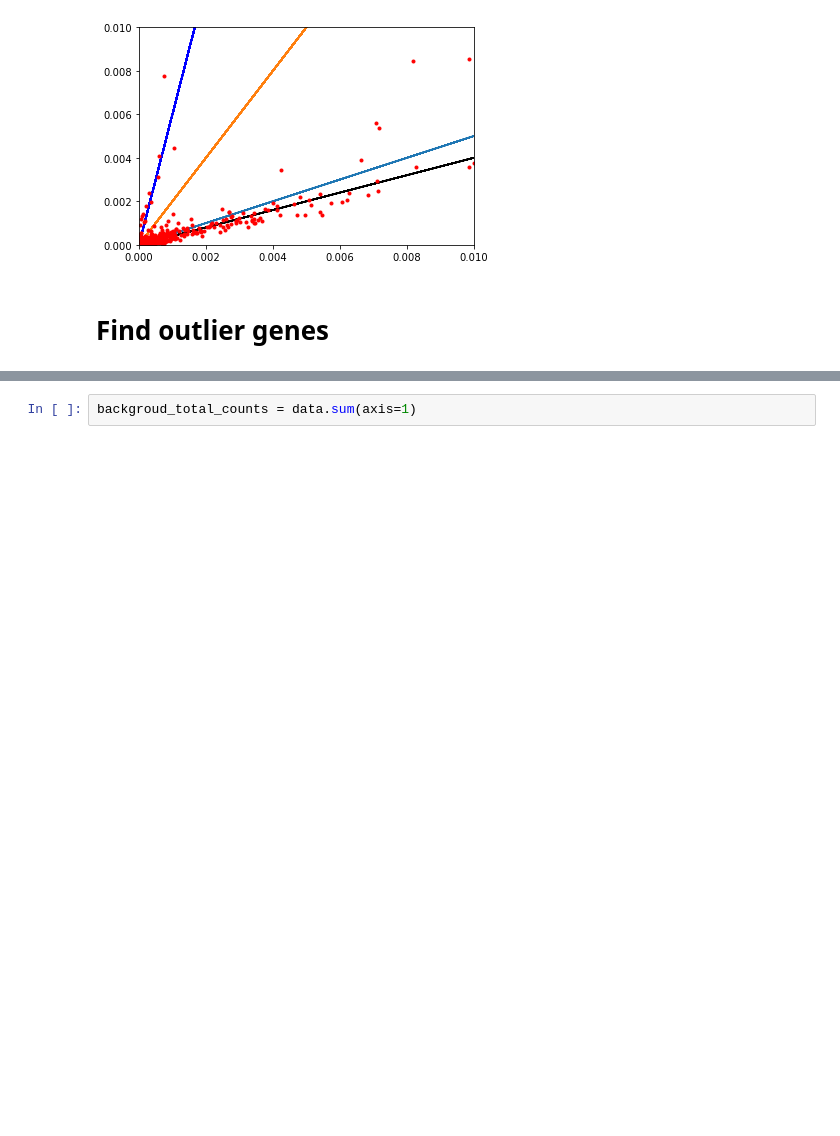
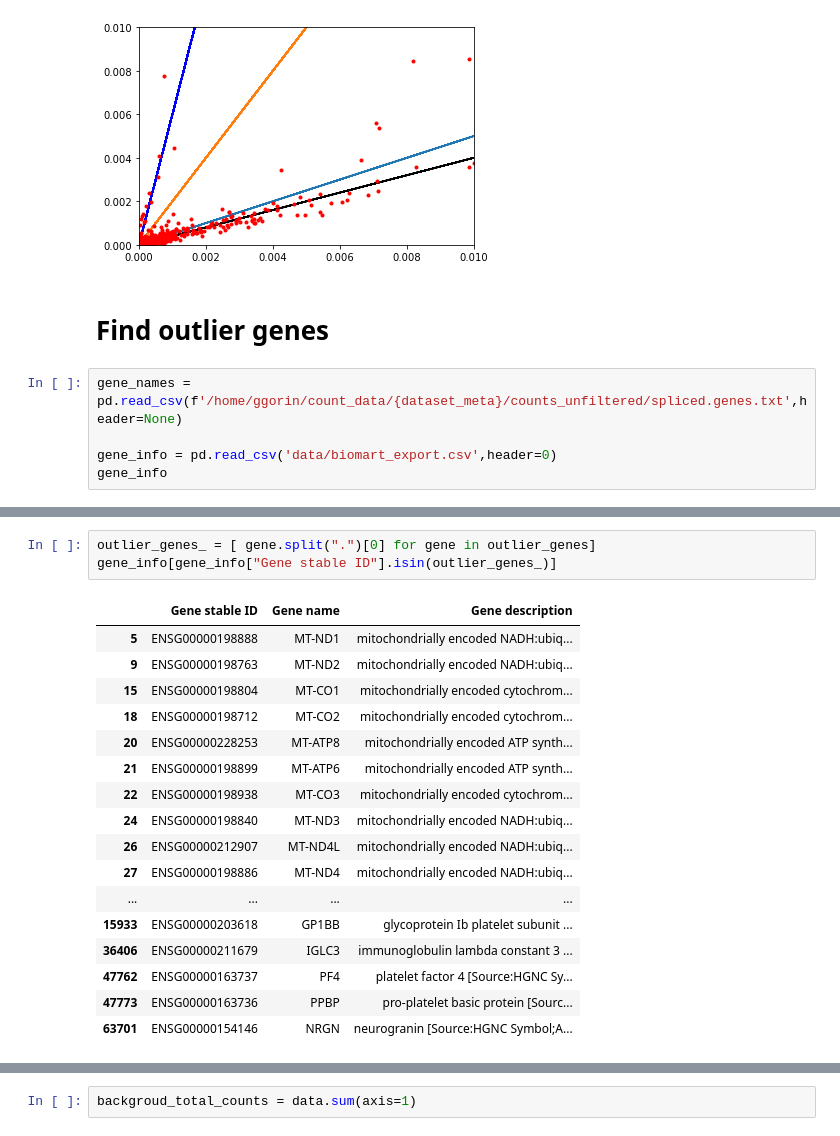
Before and after one commit to meichenfang/FP_2025, a Jupyter notebook: empty_droplets.ipynb, the cells around one changed output, grey strips where cells are left out. Drawn from its saved outputs; the diff is of its cells as text; blank space fills up the shorter version.

```diff
--- a/empty_droplets.ipynb
+++ b/empty_droplets.ipynb
@@ -174,3 +174,8 @@ plt.ylim((0,0.01))
 [figure]
 # %% [markdown]
 # Find outlier genes
+# %%
+gene_names = pd.read_csv(f'/home/ggorin/count_data/{dataset_meta}/counts_unfiltered/spliced.genes.txt',header=None)
+
+gene_info = pd.read_csv('data/biomart_export.csv',header=0)
+gene_info
@@ -244,0 +203,21 @@ Tue Feb 21 22:50:20 2023 INFO Performing Enichr analysis on the following gene s
+# %%
+outlier_genes_ = [ gene.split(".")[0] for gene in outlier_genes]
+gene_info[gene_info["Gene stable ID"].isin(outlier_genes_)]
+# %% [output]
+|  | Gene stable ID | Gene name | Gene description |
+| 5 | ENSG00000198888 | MT-ND1 | mitochondrially encoded NADH:ubiq... |
+| 9 | ENSG00000198763 | MT-ND2 | mitochondrially encoded NADH:ubiq... |
+| 15 | ENSG00000198804 | MT-CO1 | mitochondrially encoded cytochrom... |
+| 18 | ENSG00000198712 | MT-CO2 | mitochondrially encoded cytochrom... |
+| 20 | ENSG00000228253 | MT-ATP8 | mitochondrially encoded ATP synth... |
+| 21 | ENSG00000198899 | MT-ATP6 | mitochondrially encoded ATP synth... |
+| 22 | ENSG00000198938 | MT-CO3 | mitochondrially encoded cytochrom... |
+| 24 | ENSG00000198840 | MT-ND3 | mitochondrially encoded NADH:ubiq... |
+| 26 | ENSG00000212907 | MT-ND4L | mitochondrially encoded NADH:ubiq... |
+| 27 | ENSG00000198886 | MT-ND4 | mitochondrially encoded NADH:ubiq... |
+| ... | ... | ... | ... |
+| 15933 | ENSG00000203618 | GP1BB | glycoprotein Ib platelet subunit ... |
+| 36406 | ENSG00000211679 | IGLC3 | immunoglobulin lambda constant 3 ... |
+| 47762 | ENSG00000163737 | PF4 | platelet factor 4 [Source:HGNC Sy... |
+| 47773 | ENSG00000163736 | PPBP | pro-platelet basic protein [Sourc... |
+| 63701 | ENSG00000154146 | NRGN | neurogranin [Source:HGNC Symbol;A... |
```
Also changed, not shown: parts of 12 cells of this notebook.
